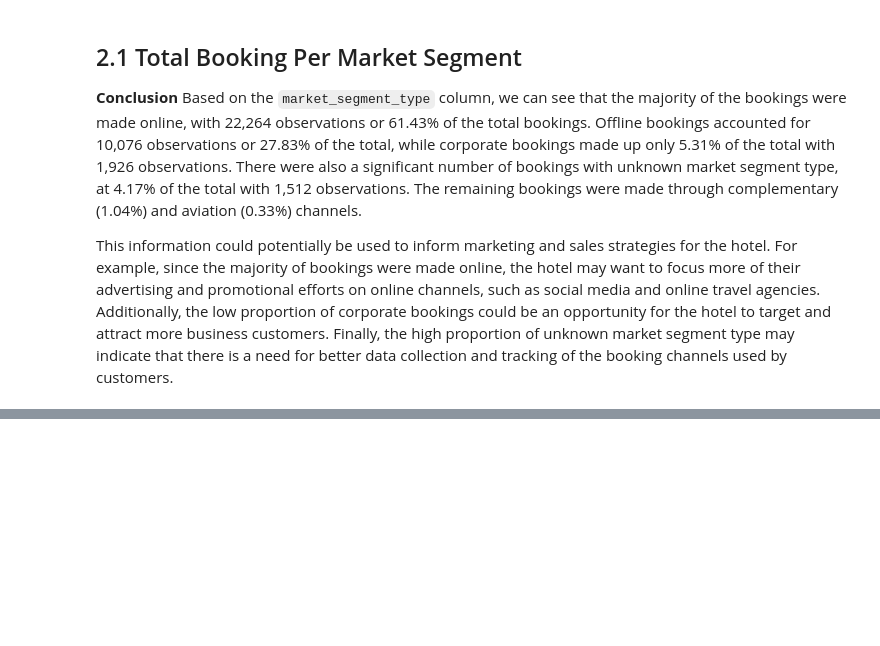
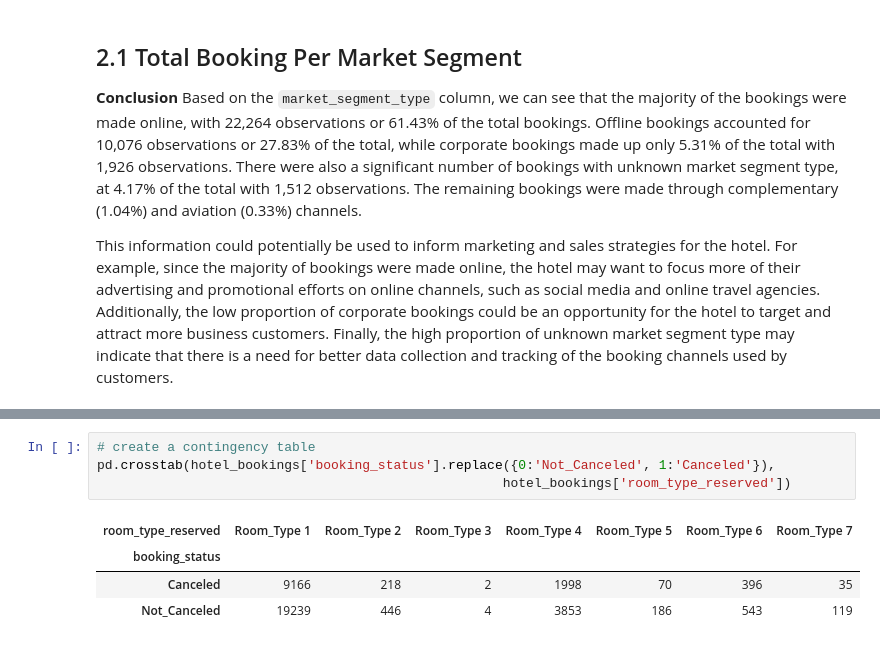
Before and after one commit to SirTee12/Hotel-Booking-Cancellation-Prediction, a Jupyter notebook: Hotel-Booking-Cancellation-Prediction.ipynb, the cells around one changed output, grey strips where cells are left out. Cells and saved outputs as stored; diff of their text form; blank space fills up the shorter version.

```diff
--- a/Hotel-Booking-Cancellation-Prediction.ipynb
+++ b/Hotel-Booking-Cancellation-Prediction.ipynb
@@ -334,0 +352,9 @@ corr.abs().sort_values(ascending = False)[1:]
+# %%
+# create a contingency table
+pd.crosstab(hotel_bookings['booking_status'].replace({0:'Not_Canceled', 1:'Canceled'}),
+                                                    hotel_bookings['room_type_reserved'])
+# %% [output]
+| room_type_reserved | Room_Type 1 | Room_Type 2 | Room_Type 3 | Room_Type 4 | Room_Type 5 | Room_Type 6 | Room_Type 7 |
+| booking_status |  |  |  |  |  |  |  |
+| Canceled | 9166 | 218 | 2 | 1998 | 70 | 396 | 35 |
+| Not_Canceled | 19239 | 446 | 4 | 3853 | 186 | 543 | 119 |
```
Also changed, not shown: parts of 12 cells of this notebook.
